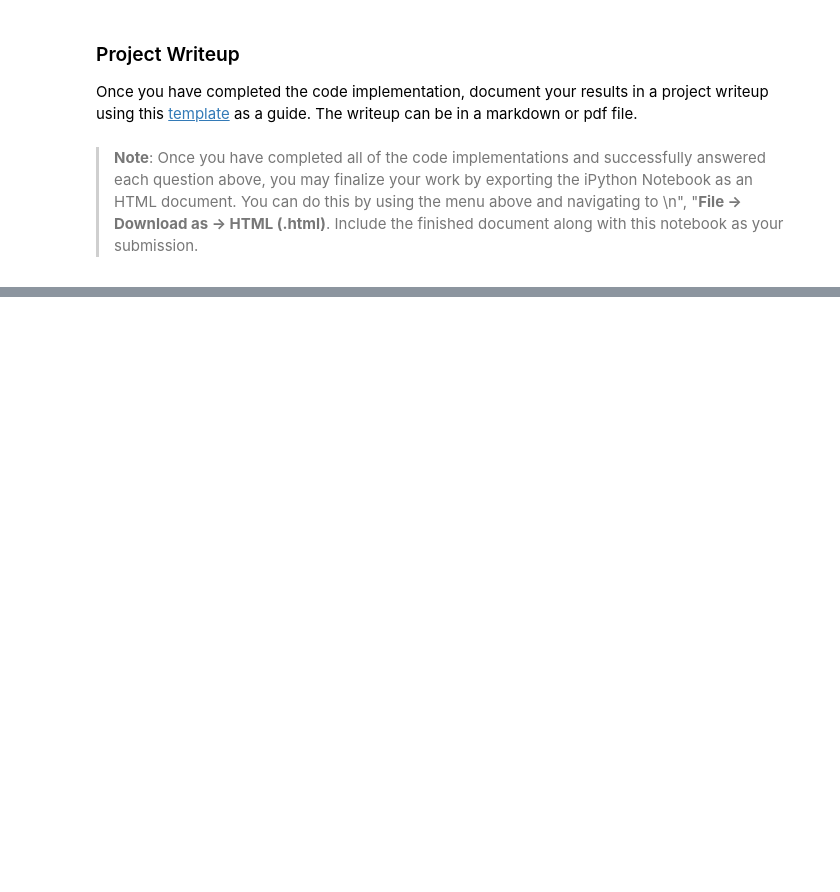
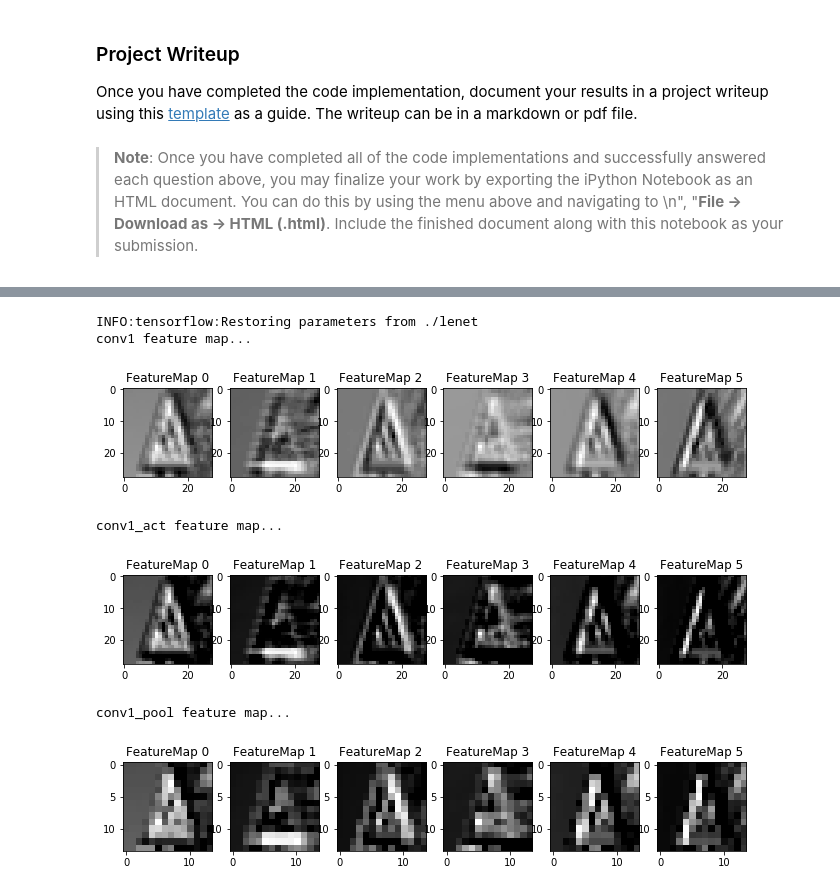
Before and after one commit to dragon7-fc/CarND-Traffic-Sign-Classifier-Project, a Jupyter notebook: Traffic_Sign_Classifier.ipynb, the cells around one changed output, grey strips where cells are left out. Saved outputs shown, nothing was run; the diff lists cells and outputs as text; code cells hidden in the pictures; blank space fills up the shorter version.

```diff
--- a/Traffic_Sign_Classifier.ipynb
+++ b/Traffic_Sign_Classifier.ipynb
@@ -43,6 +43,7 @@ IMAGES = 'images/*'
 
 SIGN_IMAGE = 'images/sign.jpg'
 TRAINING_DISTRIBUTION = 'images/training_dist.jpg'
+TRAINING_AUG_DISTRIBUTION = 'images/training_aug_dist.jpg'
 VALIDATION_DISTRIBUTION = 'images/validation_dist.jpg'
 TEST_DISTRIBUTION = 'images/test_dist.jpg'
 SIGN_SAMPLE = 'images/sign.jpg'
@@ -56,6 +57,9 @@ RANDOM_NOISE_SAMPLE = 'images/noise.jpg'
 TRAIN_VALID_ACCURACY = 'images/train_valid_acc.jpg'
 SIGN_TEST = 'images/sign_test.jpg'
 SIGN_PREDICT = 'images/sign_pred.jpg'
+CONV1 = 'images/conv1.jpg'
+CONV1_ACT = 'images/conv1_act.jpg'
+CONV1_POOL = 'images/conv1_pool.jpg'
 # %% [markdown]
 ---
 ## Step 0: Load The Data
@@ -760,3 +765,32 @@ def outputFeatureMap(image_input, tf_activation, activation_min=-1, activation_m
             plt.imshow(activation[0,:,:, featuremap], interpolation="nearest", vmin=activation_min, cmap="gray")
         else:
             plt.imshow(activation[0,:,:, featuremap], interpolation="nearest", cmap="gray")
+# %%
+with tf.Session() as sess:
+    saver.restore(sess, tf.train.latest_checkpoint('.'))
+
+    print('conv1 feature map...')
+    conv1 = sess.graph.get_tensor_by_name('conv1:0')
+    outputFeatureMap(x_img_normal, conv1)
+    plt.savefig(CONV1, bbox_inches='tight', pad_inches=0)
+    plt.show()
+
+    print('conv1_act feature map...')
+    conv1_act = sess.graph.get_tensor_by_name('conv1_act:0')
+    outputFeatureMap(x_img_normal, conv1_act)
+    plt.savefig(CONV1_ACT, bbox_inches='tight', pad_inches=0)
+    plt.show()
+
+    print('conv1_pool feature map...')
+    conv1_pool = sess.graph.get_tensor_by_name('conv1_pool:0')
+    outputFeatureMap(x_img_normal, conv1_pool)
+    plt.savefig(CONV1_POOL, bbox_inches='tight', pad_inches=0)
+    plt.show()
+# %% [output]
+INFO:tensorflow:Restoring parameters from ./lenet
+conv1 feature map...
+[figure, added]
+conv1_act feature map...
+[figure, added]
+conv1_pool feature map...
+[figure, added]
```
Also changed, not shown: parts of 10 cells of this notebook, 17 other files.
